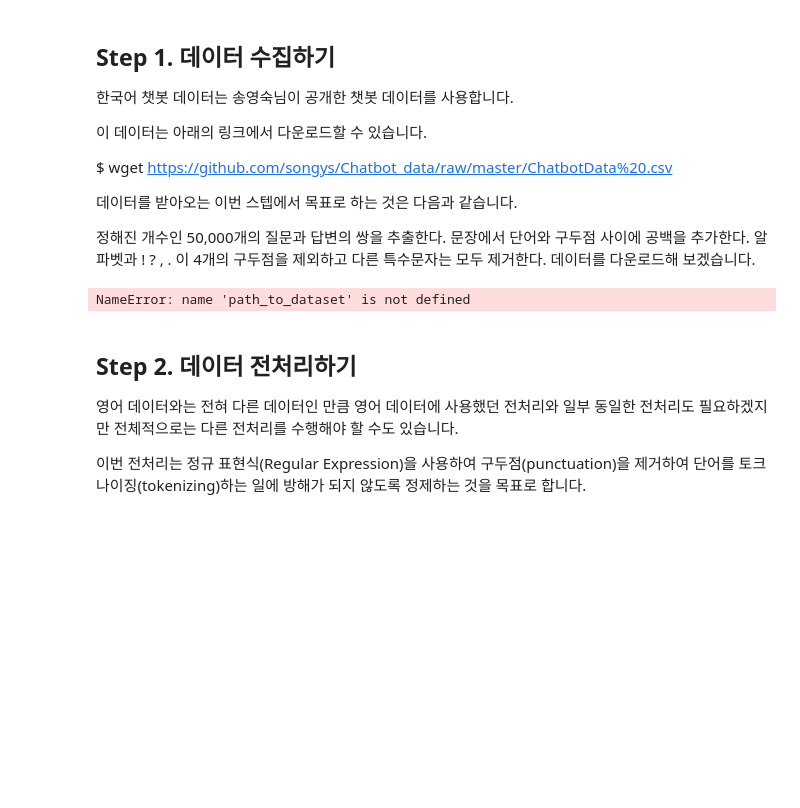
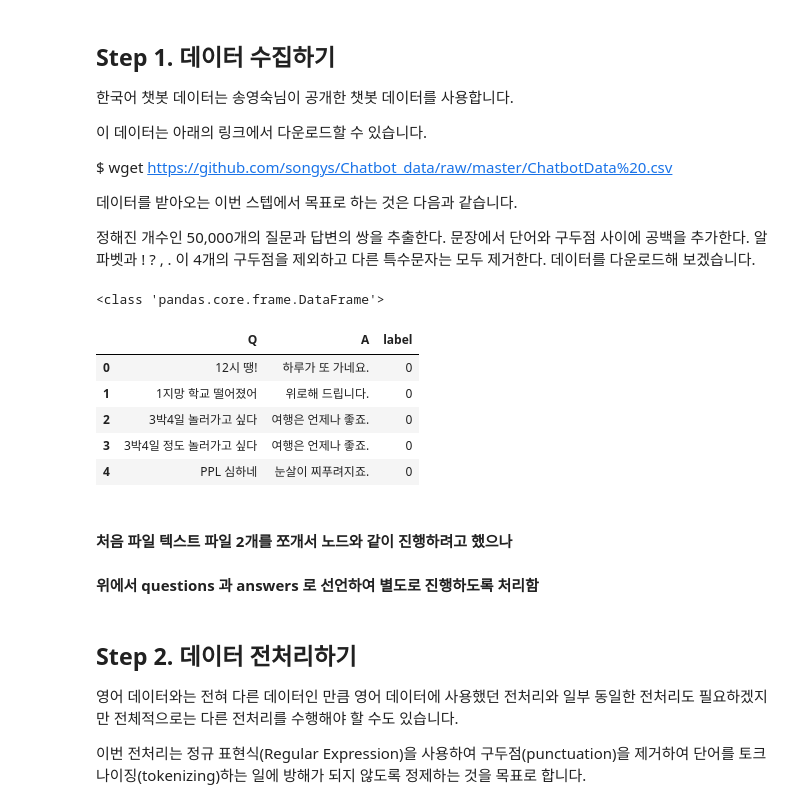
Before and after one commit to Jeonda/aiffel, a Jupyter notebook: [E15]Transfomer_chatbot.ipynb, the cells around one changed output. Drawn from its saved outputs; the diff is of its cells as text; code cells hidden in the pictures; blank space fills up the shorter version.

```diff
--- a/[E15]Transfomer_chatbot.ipynb
+++ b/[E15]Transfomer_chatbot.ipynb
@@ -376,18 +376,29 @@ $ wget https://github.com/songys/Chatbot_data/raw/master/ChatbotData%20.csv
 알파벳과 ! ? , . 이 4개의 구두점을 제외하고 다른 특수문자는 모두 제거한다.
 데이터를 다운로드해 보겠습니다.
 # %%
-
 #path_to_zip = tf.keras.utils.get_file(
 #    'cornell_movie_dialogs.zip',
 #    origin='http://www.cs.cornell.edu/~cristian/data/cornell_movie_dialogs_corpus.zip',
 #    extract=True)
 
 
 #path_to_dataset = os.path.join(
 #    os.path.dirname(path_to_zip), "cornell movie-dialogs corpus")
 
+import numpy as np
+import pandas as pd
+import matplotlib.pyplot as plt
+import os
 
-path_to_movie_lines = os.path.join(path_to_dataset, 'movie_lines.txt')
-path_to_movie_conversations = os.path.join(path_to_dataset,'movie_conversations.txt')
+dataset_filepath = os.getenv('HOME')+'/aiffel/ChatbotData .csv'
+df = pd.read_csv(dataset_filepath)
+print(type(df))
+df.head()
 # %% [output]
-NameError: name 'path_to_dataset' is not defined
+<class 'pandas.core.frame.DataFrame'>
+|  | Q | A | label |
+| 0 | 12시 땡! | 하루가 또 가네요. | 0 |
+| 1 | 1지망 학교 떨어졌어 | 위로해 드립니다. | 0 |
+| 2 | 3박4일 놀러가고 싶다 | 여행은 언제나 좋죠. | 0 |
+| 3 | 3박4일 정도 놀러가고 싶다 | 여행은 언제나 좋죠. | 0 |
+| 4 | PPL 심하네 | 눈살이 찌푸려지죠. | 0 |
@@ -393,0 +408,3 @@ NameError: name 'path_to_dataset' is not defined
+# %% [markdown]
+#### 처음 파일 텍스트 파일 2개를 쪼개서 노드와 같이 진행하려고 했으나
+#### 위에서 questions 과 answers 로 선언하여 별도로 진행하도록 처리함
```
Also changed, not shown: parts of 36 cells of this notebook.
